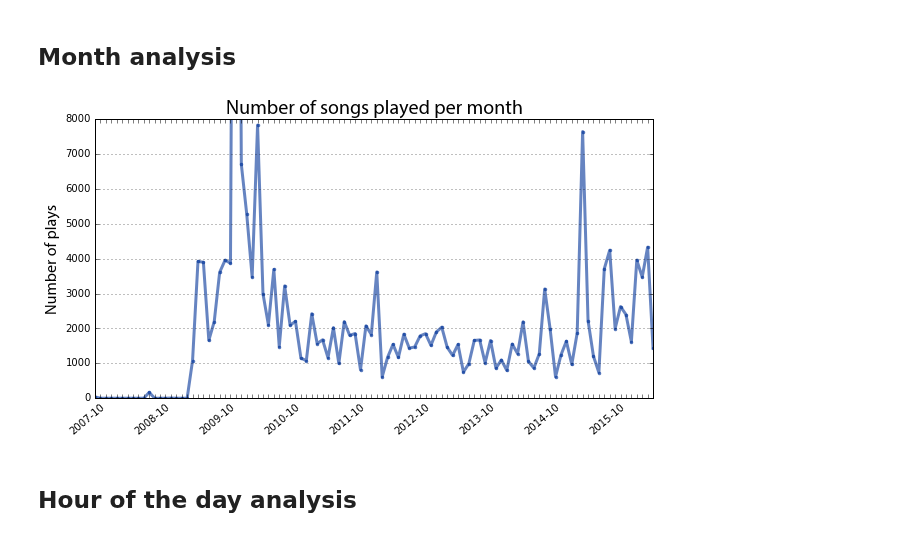
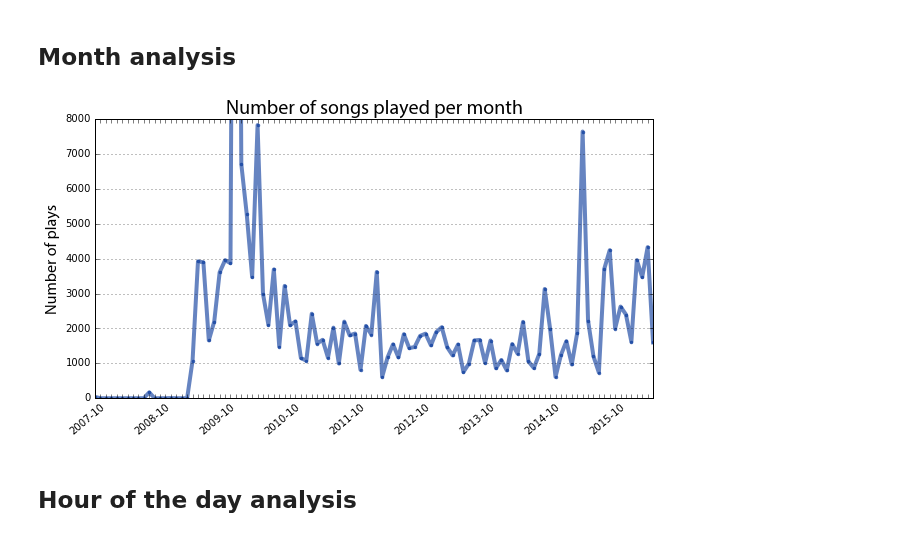
Before and after one commit to gboeing/data-visualization, a Jupyter notebook: lastfm-listening-history/lastfm_analysis.ipynb, the cells around one changed output. Cells and saved outputs as stored; diff of their text form; code cells hidden in the pictures.

```diff
--- a/lastfm-listening-history/lastfm_analysis.ipynb
+++ b/lastfm-listening-history/lastfm_analysis.ipynb
@@ -173,23 +174,23 @@ months_range = date_range.map(lambda x: str(x.date())[:-3])
 index = np.unique(months_range)
 month_counts = month_counts.reindex(index, fill_value=0)
 # %%
-ax = month_counts.plot(kind='line', figsize=[10, 5], linewidth='3', alpha=0.6, marker='.', color='#003399')
+ax = month_counts.plot(kind='line', figsize=[10, 5], linewidth='4', alpha=0.6, marker='.', color='#003399')
 
 xlabels = month_counts.iloc[range(1, len(month_counts), 12)].index
 xlabels = [x if x in xlabels else '' for x in month_counts.index]
 ax.set_xticks(range(len(xlabels)))
 ax.set_xticklabels(xlabels, rotation=40, rotation_mode='anchor', ha='right')
 
 ax.yaxis.grid(True)
 ax.set_ylim((0,8000))
 ax.set_ylabel('Number of plays', fontproperties=label_font)
 ax.set_xlabel('', fontproperties=label_font)
 ax.set_title('Number of songs played per month', fontproperties=title_font)
 
 plt.savefig('images/lastfm-scrobbles-per-month.png', dpi=96, bbox_inches='tight')
 plt.show()
 # %% [output]
-[figure, old version]
+[figure, new version]
 # %% [markdown]
 ## Hour of the day analysis
 # %%
```
Also changed, not shown: parts of 27 cells of this notebook, 12 other files.
